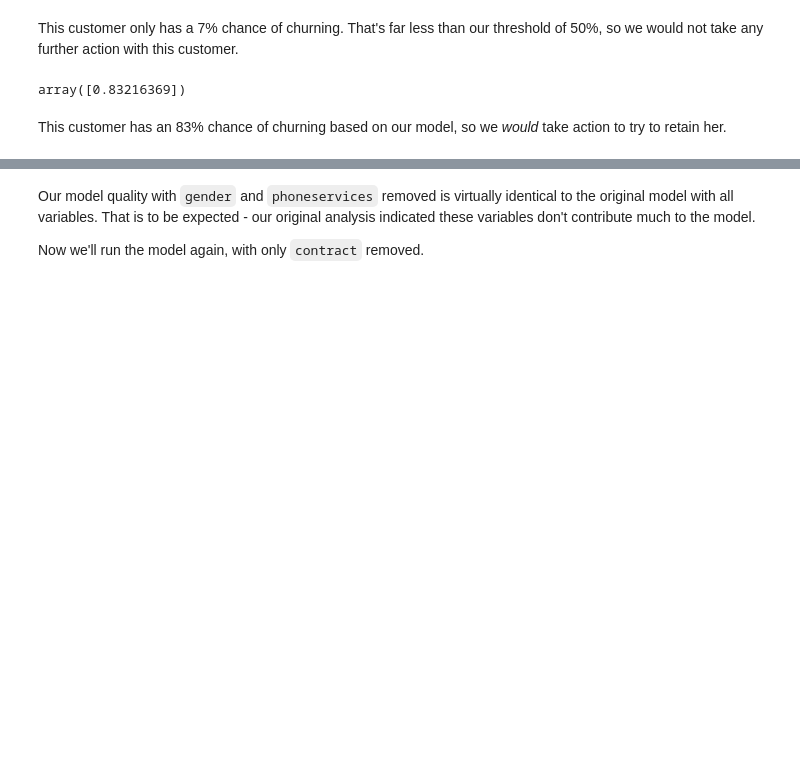
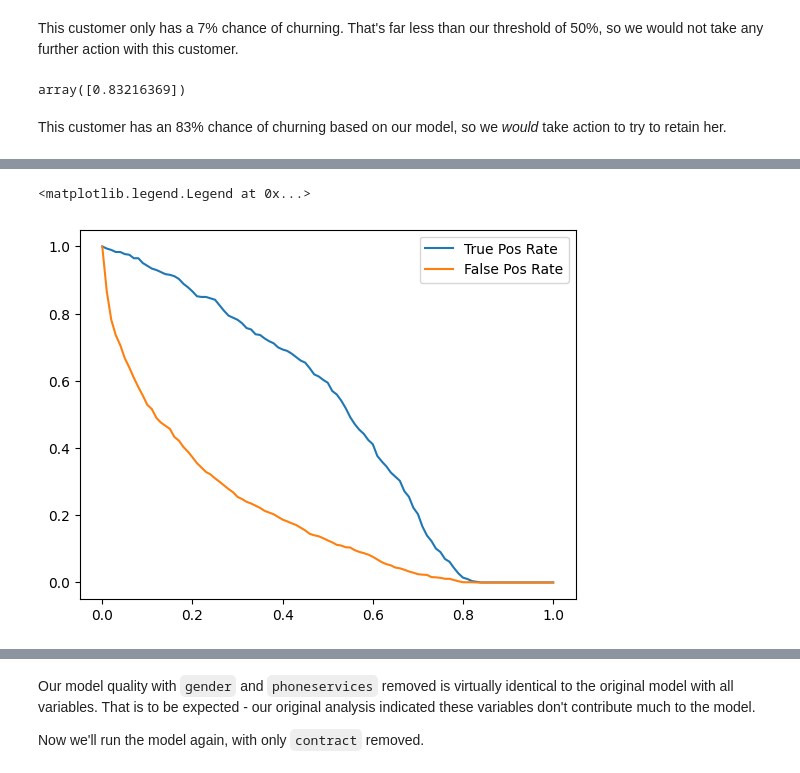
Before and after one commit to mbalexander19/telco_customer_churn, a Jupyter notebook: telco-customer-churn.ipynb, the cells around one changed output, grey strips where cells are left out. Drawn from its saved outputs; the diff is of its cells as text; code cells hidden in the pictures; blank space fills up the shorter version.

```diff
--- a/telco-customer-churn.ipynb
+++ b/telco-customer-churn.ipynb
@@ -718,0 +816,20 @@ This customer has an 83% chance of churning based on our model, so we *would* ta
+# %%
+t = 0.5 #go back to original threshold of 0.5
+
+#create boolean vectors of predicted and actual values
+predict_churn = (y_pred >= t)
+predict_no_churn = (y_pred < t)
+actual_churn = (y_val == 1)
+actual_no_churn = (y_val == 0)
+
+#compare predicted and actual results
+true_positive = (predict_churn & actual_churn).sum()
+false_positive = (predict_churn & actual_no_churn).sum()
+true_negative = (predict_no_churn & actual_no_churn).sum()
+false_negative = (predict_no_churn & actual_churn).sum()
+
+confusion_table = np.array(
+    [[true_negative, false_positive],
+     [false_negative, true_positive]]
+)
+confusion_table #prints raw quantities for each category
@@ -718,0 +859,16 @@ This customer has an 83% chance of churning based on our model, so we *would* ta
+# %%
+scores = []
+
+thresholds = np.linspace(0, 1, 101) #increment threshold by 0.01
+
+for t in thresholds:
+    tp = ((y_pred >= t) & (y_val == 1)).sum()
+    fp = ((y_pred >= t) & (y_val == 0)).sum()
+    fn = ((y_pred < t) & (y_val == 1)).sum()
+    tn = ((y_pred < t) & (y_val == 0)).sum()
+    scores.append((t, tp, fp, fn, tn))
+
+df_scores = pd.DataFrame(scores) #turn list of tuples into DataFrame
+df_scores.columns = ['threshold', 'tp', 'fp', 'fn', 'tn']
+
+df_scores[::10]
@@ -718,0 +888,12 @@ This customer has an 83% chance of churning based on our model, so we *would* ta
+# %%
+#create true positive rate and false positive rate columns
+df_scores['tpr'] = df_scores.tp / (df_scores.tp + df_scores.fn)
+df_scores['fpr'] = df_scores.fp / (df_scores.fp + df_scores.tn)
+
+#plot TPR and FPR curves
+plt.plot(df_scores.threshold, df_scores.tpr, label = 'True Pos Rate')
+plt.plot(df_scores.threshold, df_scores.fpr, label = 'False Pos Rate')
+plt.legend()
+# %% [output]
+<matplotlib.legend.Legend at 0x...>
+[figure, added]
```
Also changed, not shown: parts of 59 cells of this notebook.
